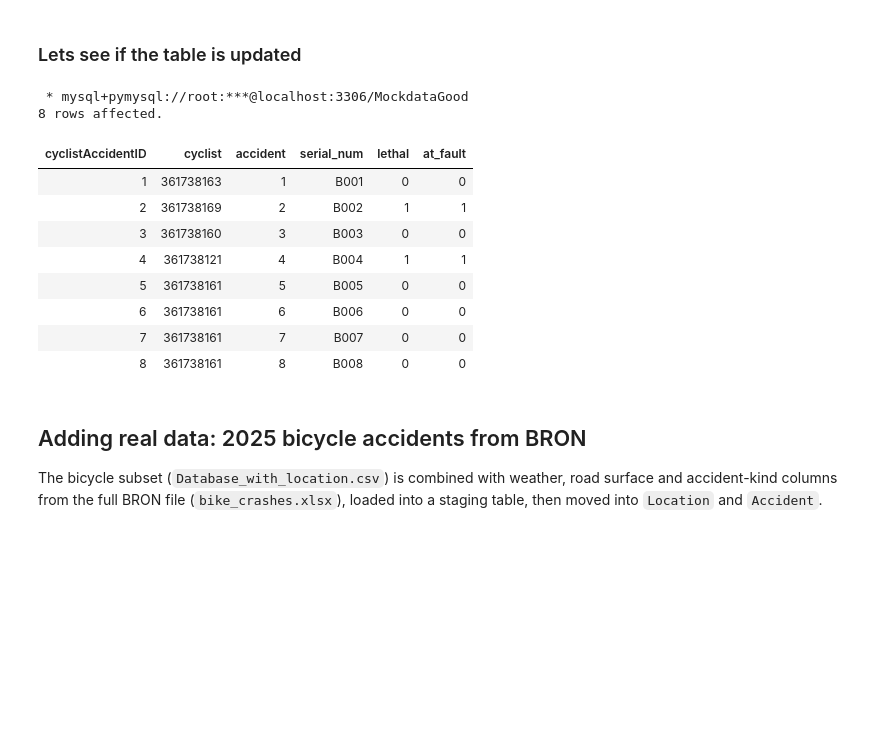
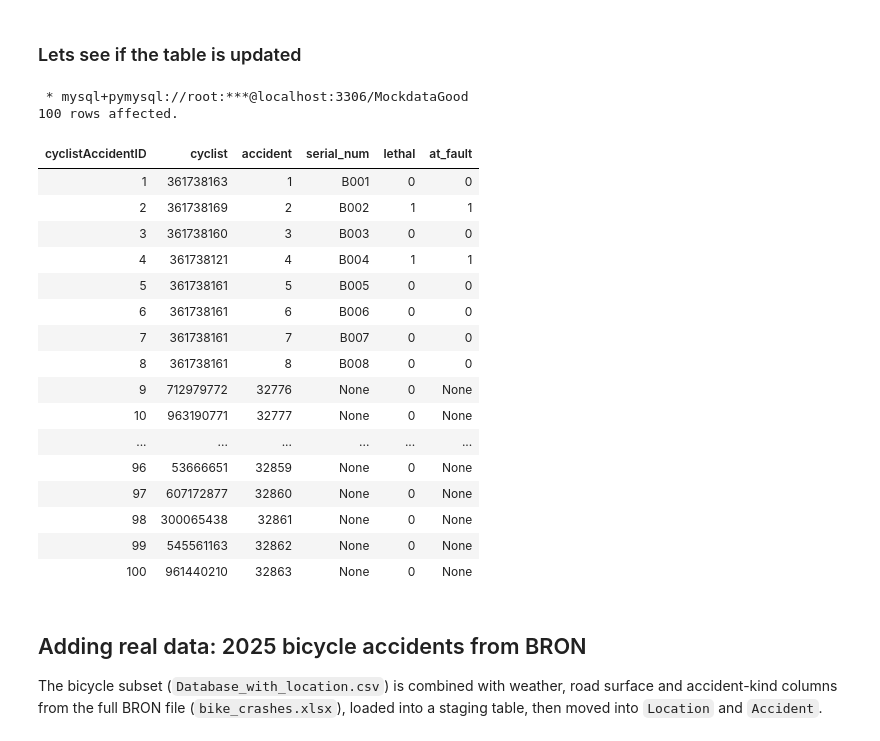
Before and after one commit to almadav0010/Databases_BikeAccidents, a Jupyter notebook: Week3/input_data.ipynb, the cells around one changed output. Saved outputs shown, nothing was run; the diff lists cells and outputs as text; code cells hidden in the pictures; blank space fills up the shorter version.

```diff
--- a/Week3/input_data.ipynb
+++ b/Week3/input_data.ipynb
@@ -302,18 +302,27 @@ INSERT IGNORE INTO CyclistAccident Values
 # %%
 %%sql
 SELECT * FROM CyclistAccident
+LIMIT 100
 # %% [output]
  * mysql+pymysql://root:***@localhost:3306/MockdataGood
-8 rows affected.
+100 rows affected.
 | cyclistAccidentID | cyclist | accident | serial_num | lethal | at_fault |
 | 1 | 361738163 | 1 | B001 | 0 | 0 |
 | 2 | 361738169 | 2 | B002 | 1 | 1 |
 | 3 | 361738160 | 3 | B003 | 0 | 0 |
 | 4 | 361738121 | 4 | B004 | 1 | 1 |
 | 5 | 361738161 | 5 | B005 | 0 | 0 |
 | 6 | 361738161 | 6 | B006 | 0 | 0 |
 | 7 | 361738161 | 7 | B007 | 0 | 0 |
 | 8 | 361738161 | 8 | B008 | 0 | 0 |
+| 9 | 712979772 | 32776 | None | 0 | None |
+| 10 | 963190771 | 32777 | None | 0 | None |
+| ... | ... | ... | ... | ... | ... |
+| 96 | 53666651 | 32859 | None | 0 | None |
+| 97 | 607172877 | 32860 | None | 0 | None |
+| 98 | 300065438 | 32861 | None | 0 | None |
+| 99 | 545561163 | 32862 | None | 0 | None |
+| 100 | 961440210 | 32863 | None | 0 | None |
 # %% [markdown]
 ## Adding real data: 2025 bicycle accidents from BRON
 The bicycle subset (`Database_with_location.csv`) is combined with weather, road surface and accident-kind columns from the full BRON file (`bike_crashes.xlsx`), loaded into a staging table, then moved into `Location` and `Accident`.
```
Also changed, not shown: parts of 10 cells of this notebook.
